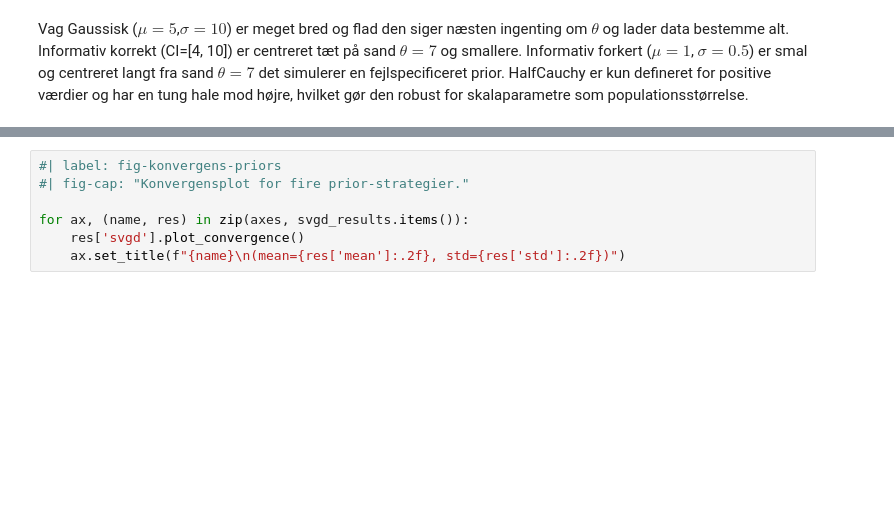
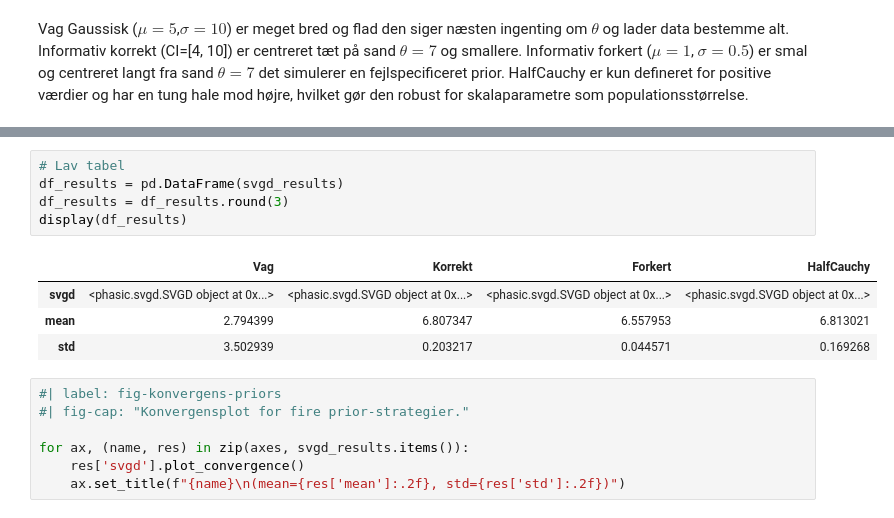
Before and after one commit to munch-group/emma-giraf, a Jupyter notebook: notebooks/02_svgd_inferens_basis.ipynb, the cells around one changed output, grey strips where cells are left out. Drawn from its saved outputs; the diff is of its cells as text; blank space fills up the shorter version.

```diff
--- a/notebooks/02_svgd_inferens_basis.ipynb
+++ b/notebooks/02_svgd_inferens_basis.ipynb
@@ -108,3 +118,13 @@ HalfCauchy  : θ_mean=7.178  std=0.673
+# %%
+# Lav tabel
+df_results = pd.DataFrame(svgd_results)
+df_results = df_results.round(3)
+display(df_results)
+# %% [output]
+|  | Vag | Korrekt | Forkert | HalfCauchy |
+| svgd | <phasic.svgd.SVGD object at 0x...> | <phasic.svgd.SVGD object at 0x...> | <phasic.svgd.SVGD object at 0x...> | <phasic.svgd.SVGD object at 0x...> |
+| mean | 2.794399 | 6.807347 | 6.557953 | 6.813021 |
+| std | 3.502939 | 0.203217 | 0.044571 | 0.169268 |
 # %%
 #| label: fig-konvergens-priors
 #| fig-cap: "Konvergensplot for fire prior-strategier."
```
Also changed, not shown: parts of 7 cells of this notebook, 1 other file.
